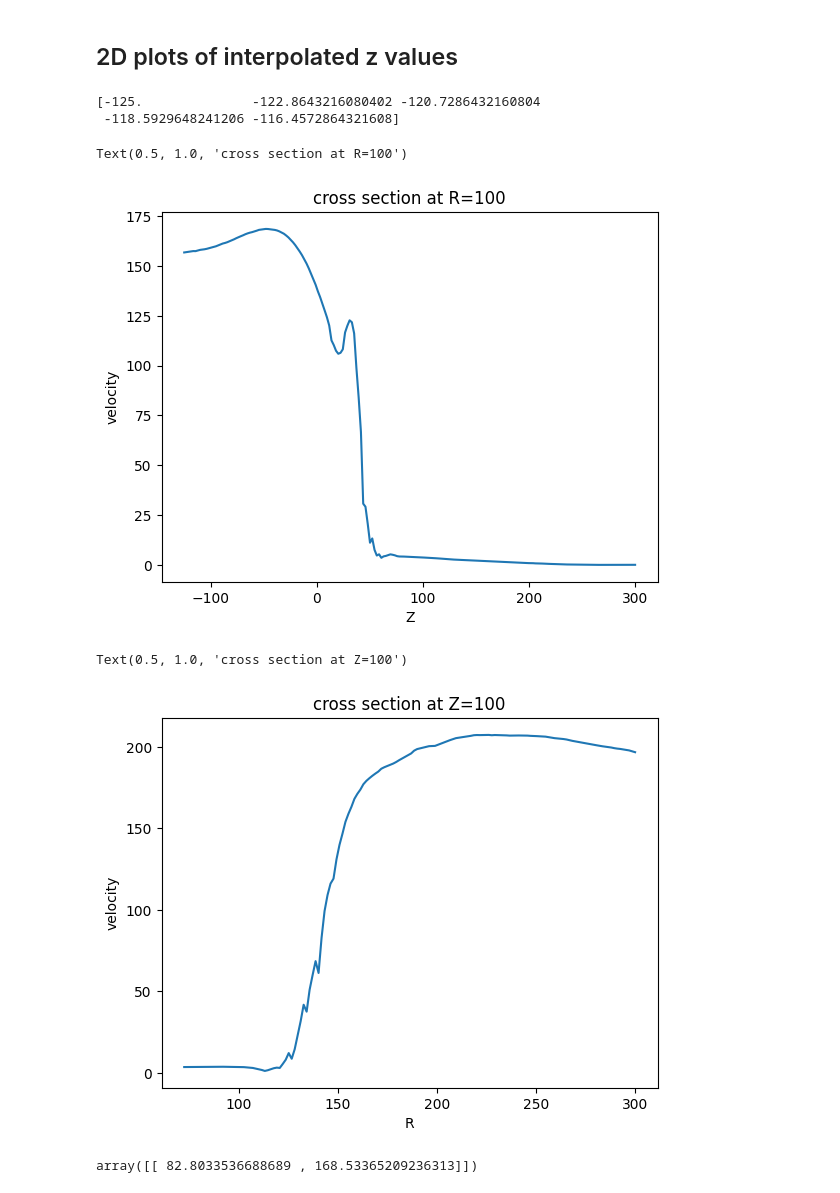
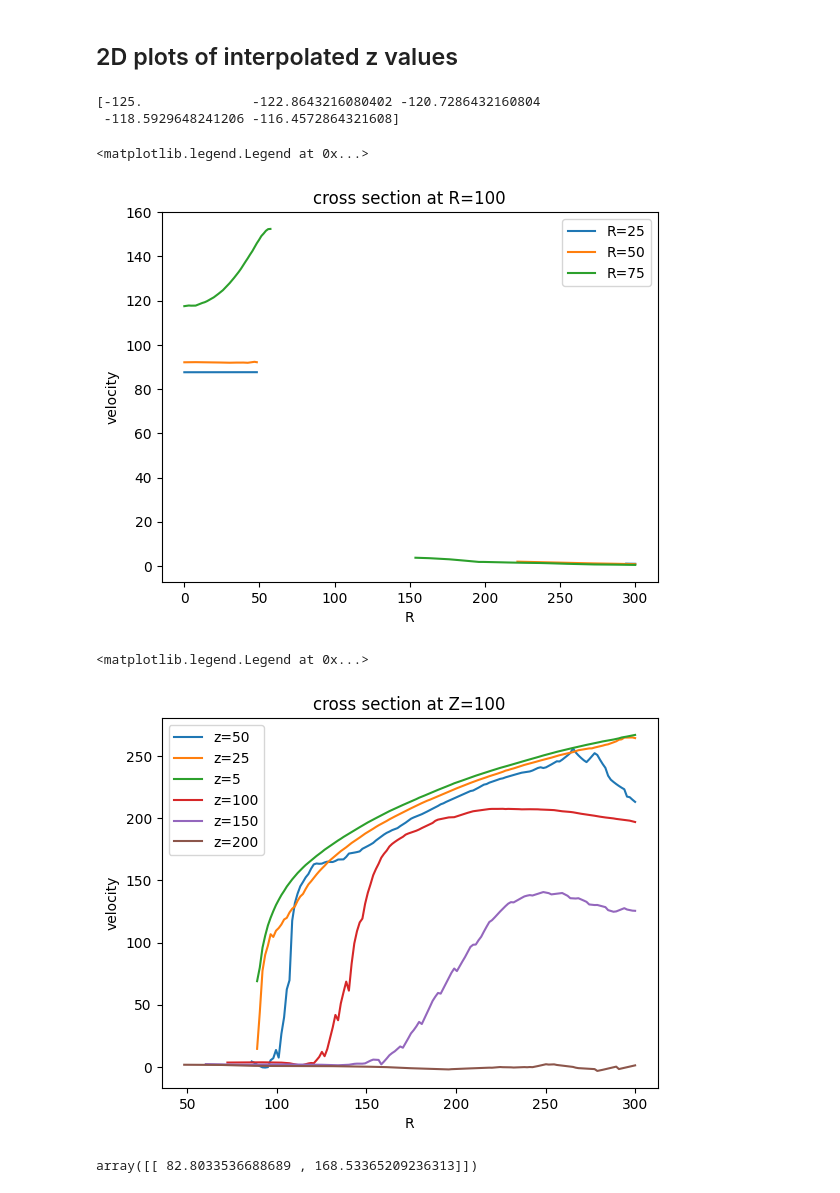
Before and after one commit to paxtonsc/volcano-sims, a Jupyter notebook: notebooks/2025.08.11.infrasound.ipynb, the cells around one changed output. Drawn from its saved outputs; the diff is of its cells as text; code cells hidden in the pictures.

Commit message:
Figured out the indexing issue

```diff
--- a/notebooks/2025.08.11.infrasound.ipynb
+++ b/notebooks/2025.08.11.infrasound.ipynb
@@ -173,7 +173,7 @@ ind_partition = [np.where(tri.Triangulation(
   for solver in solver0_list]
 
 # List of file indices to read
-file_index_list = np.arange(0,archive["time"].shape[0]//4,4)
+file_index_list = np.arange(0,archive["time"].shape[0]//6,4)
 
 print(file_index_list.size)
 # %% [output]
@@ -723,46 +697,68 @@ plt.show()
 # %% [markdown]
 ## 2D plots of interpolated z values
 # %%
-velocity_10 = np.zeros((200,2))
+velocity_25 = np.zeros((200,2))
 velocity_50 = np.zeros((200,2))
+velocity_75 = np.zeros((200,2))
 velocity_100 = np.zeros((200,2))
 velocity_150 = np.zeros((200,2))
+velocity_200 = np.zeros((200, 2))
 
 print(Z[0:5])
 
 for i in range(200):
+    velocity_25[i] = v_interpolator([t_range[file_index_list[idx]], 25, Z[i]])
     velocity_100[i] = v_interpolator([t_range[file_index_list[idx]], 100, Z[i]])
-    velocity_10[i] = v_interpolator([t_range[file_index_list[idx]], 10, Z[i]])
+    velocity_75[i] = v_interpolator([t_range[file_index_list[idx]], 75, Z[i]])
     velocity_50[i] = v_interpolator([t_range[file_index_list[idx]], 50, Z[i]])
     velocity_150[i] = v_interpolator([t_range[file_index_list[idx]], 150, Z[i]])
+    velocity_200[i] = v_interpolator([t_range[file_index_list[idx]], 200, Z[i]])
 
 
-plt.plot(Z, velocity_10[:,1], label="R=10")
-plt.plot(Z, velocity_50[:,1], label="R=50")
-plt.plot(Z, velocity_10[:,1], label="R=10")
-plt.plot(Z, velocity_10[:,1], label="R=10")
-plt.xlabel("Z")
+plt.plot(R, velocity_25[:,1], label="R=25")
+plt.plot(R, velocity_50[:,1], label="R=50")
+plt.plot(R, velocity_75[:,1], label="R=75")
+#plt.plot(Z, velocity_100[:,1], label="R=100")
+#plt.plot(Z, velocity_150[:,1], label="R=150")
+plt.xlabel("R")
 plt.ylabel("velocity")
 plt.title("cross section at R=100")
+plt.legend()
 # %% [output]
 [-125.              -122.8643216080402 -120.7286432160804
  -118.5929648241206 -116.4572864321608]
-Text(0.5, 1.0, 'cross section at R=100')
+<matplotlib.legend.Legend at 0x...>
-[figure, old version]
+[figure, new version]
 # %%
-line_of_velocity = np.zeros((200,2))
+velocity_z_100 = np.zeros((200,2))
+velocity_z_50 = np.zeros((200,2))
+velocity_z_25 = np.zeros((200,2))
+velocity_z_5 = np.zeros((200,2))
+velocity_z_150 = np.zeros((200,2))
+velocity_z_200 = np.zeros((200,2))
 
 for i in range(200):
-    line_of_velocity[i] = v_interpolator([t_range[file_index_list[100]], R[i], 100])
+    velocity_z_100[i] = v_interpolator([t_range[file_index_list[100]], R[i], 100])
+    velocity_z_150[i] = v_interpolator([t_range[file_index_list[100]], R[i], 150])
+    velocity_z_200[i] = v_interpolator([t_range[file_index_list[100]], R[i], 200])
+    velocity_z_50[i] = v_interpolator([t_range[file_index_list[100]], R[i], 50])
+    velocity_z_25[i] = v_interpolator([t_range[file_index_list[100]], R[i], 25])
+    velocity_z_5[i] = v_interpolator([t_range[file_index_list[100]], R[i], 5])
 
 
-plt.plot(R, line_of_velocity[:,1])
+plt.plot(R, velocity_z_50[:,1], label="z=50")
+plt.plot(R, velocity_z_25[:,1], label="z=25")
+plt.plot(R, velocity_z_5[:,1], label="z=5")
+plt.plot(R, velocity_z_100[:,1], label="z=100")
+plt.plot(R, velocity_z_150[:,1], label="z=150")
+plt.plot(R, velocity_z_200[:,1], label="z=200")
 plt.xlabel("R")
 plt.ylabel("velocity")
 plt.title("cross section at Z=100")
+plt.legend()
 # %% [output]
-Text(0.5, 1.0, 'cross section at Z=100')
+<matplotlib.legend.Legend at 0x...>
-[figure, old version]
+[figure, new version]
 # %%
 # %% [output]
 array([[ 82.8033536688689 , 168.53365209236313]])
```
Also changed, not shown: parts of 10 cells of this notebook.
